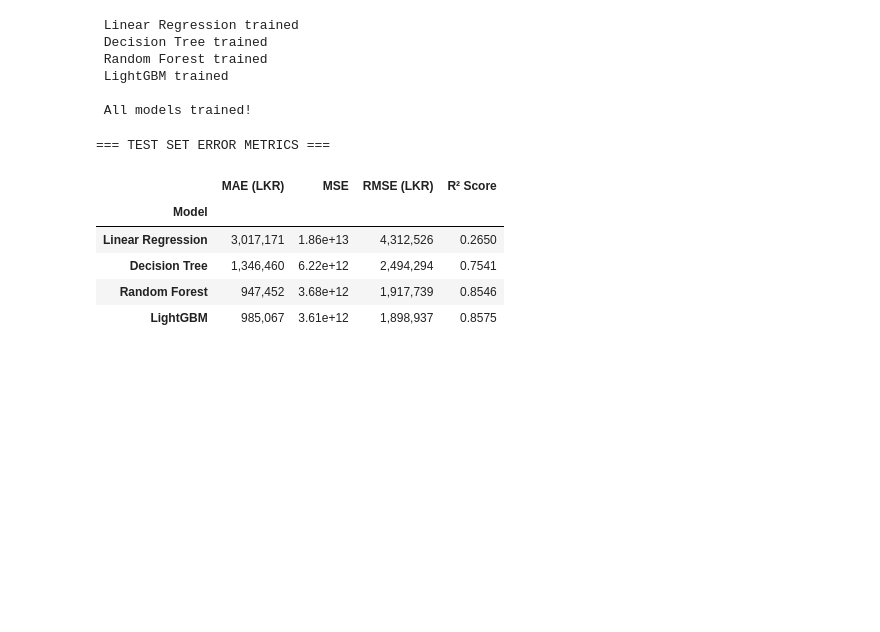
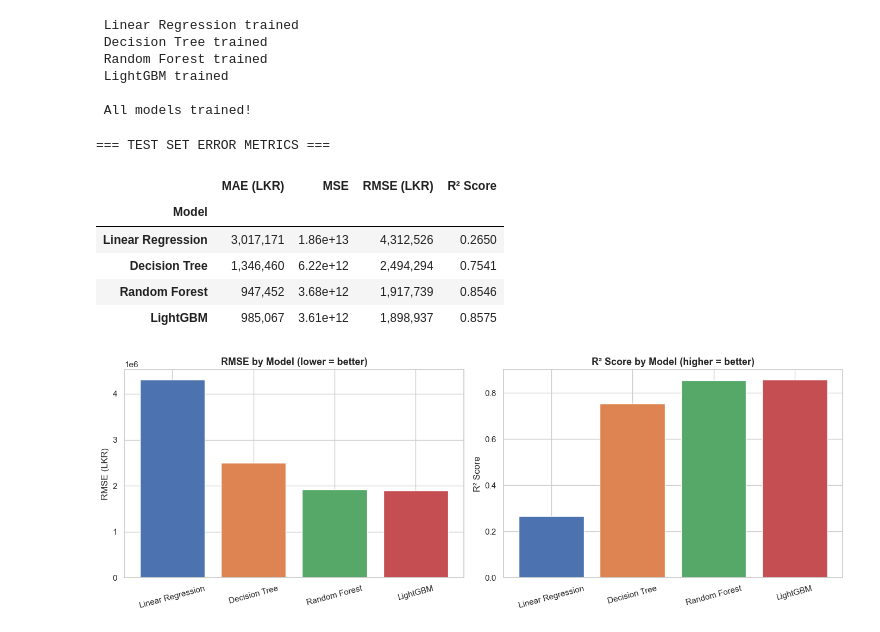
Before and after one commit to akila20040720/autoinsightcs70, a Jupyter notebook: model_training/model_testing.ipynb, the cells around one changed output. Drawn from its saved outputs; the diff is of its cells as text; code cells hidden in the pictures; blank space fills up the shorter version.

Commit message:
Add bar chart visualization for comparing model performance metrics (RMSE and R²)

```diff
--- a/model_training/model_testing.ipynb
+++ b/model_training/model_testing.ipynb
@@ -182,3 +182,23 @@ metrics_df
 | Decision Tree | 1,346,460 | 6.22e+12 | 2,494,294 | 0.7541 |
 | Random Forest | 947,452 | 3.68e+12 | 1,917,739 | 0.8546 |
 | LightGBM | 985,067 | 3.61e+12 | 1,898,937 | 0.8575 |
+# %%
+rmse_vals = {name: r['test_rmse'] for name, r in results.items()}
+r2_vals   = {name: r['test_r2']   for name, r in results.items()}
+
+fig, axes = plt.subplots(1, 2, figsize=(14, 5))
+axes[0].bar(rmse_vals.keys(), rmse_vals.values(), color=['#4C72B0','#DD8452','#55A868','#C44E52'])
+axes[0].set_title('RMSE by Model (lower = better)', fontsize=13, fontweight='bold')
+axes[0].set_ylabel('RMSE (LKR)')
+axes[0].tick_params(axis='x', rotation=15)
+
+axes[1].bar(r2_vals.keys(), r2_vals.values(), color=['#4C72B0','#DD8452','#55A868','#C44E52'])
+axes[1].set_title('R² Score by Model (higher = better)', fontsize=13, fontweight='bold')
+axes[1].set_ylabel('R² Score')
+axes[1].tick_params(axis='x', rotation=15)
+
+plt.tight_layout()
+plt.savefig('error_metrics_comparison.png', bbox_inches='tight', dpi=150)
+plt.show()
+# %% [output]
+[figure, added]
```
Also changed, not shown: 1 other file.
